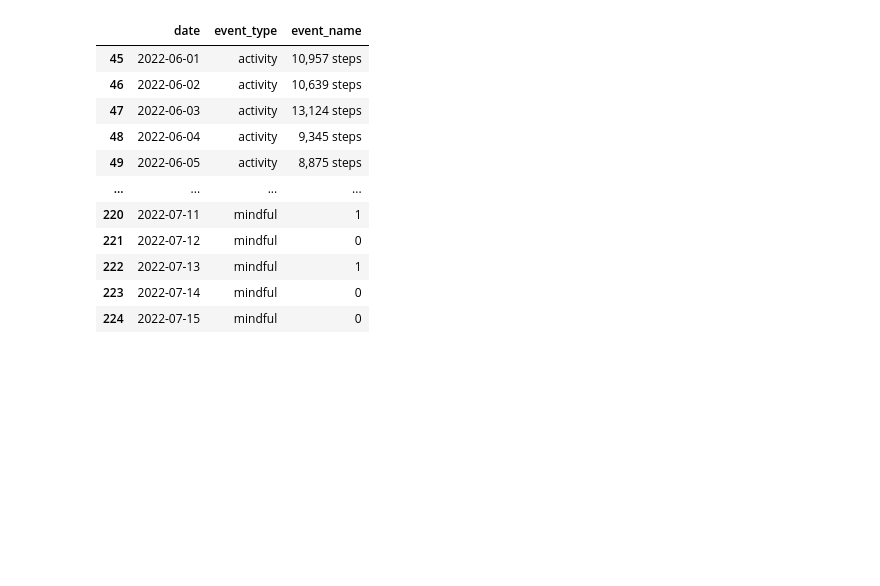
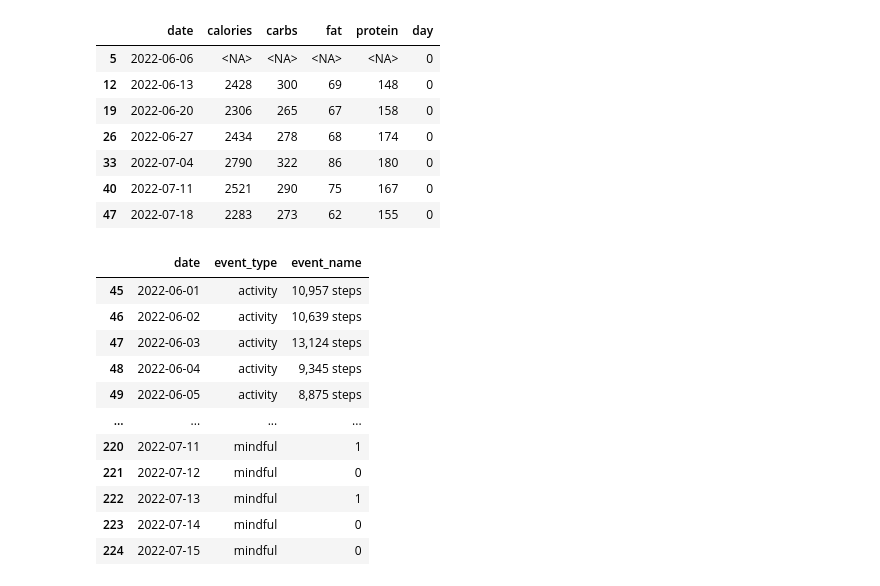
Before and after one commit to namtonthat/apple-health-data, a Jupyter notebook: ap.ipynb, the cells around one changed output. Cells and saved outputs as stored; diff of their text form; code cells hidden in the pictures; blank space fills up the shorter version.

```diff
--- a/ap.ipynb
+++ b/ap.ipynb
@@ -305,3 +307,14 @@ df
+# %%
+df_avg[df_avg['day'] == 0]
+# %% [output]
+|  | date | calories | carbs | fat | protein | day |
+| 5 | 2022-06-06 | <NA> | <NA> | <NA> | <NA> | 0 |
+| 12 | 2022-06-13 | 2428 | 300 | 69 | 148 | 0 |
+| 19 | 2022-06-20 | 2306 | 265 | 67 | 158 | 0 |
+| 26 | 2022-06-27 | 2434 | 278 | 68 | 174 | 0 |
+| 33 | 2022-07-04 | 2790 | 322 | 86 | 180 | 0 |
+| 40 | 2022-07-11 | 2521 | 290 | 75 | 167 | 0 |
+| 47 | 2022-07-18 | 2283 | 273 | 62 | 155 | 0 |
 # %%
 df_events = df[['date', 'food', 'activity', 'sleep', 'exercise', 'mindful']].melt(
         id_vars = ['date'],
```
Also changed, not shown: parts of 10 cells of this notebook, 2 other files.
